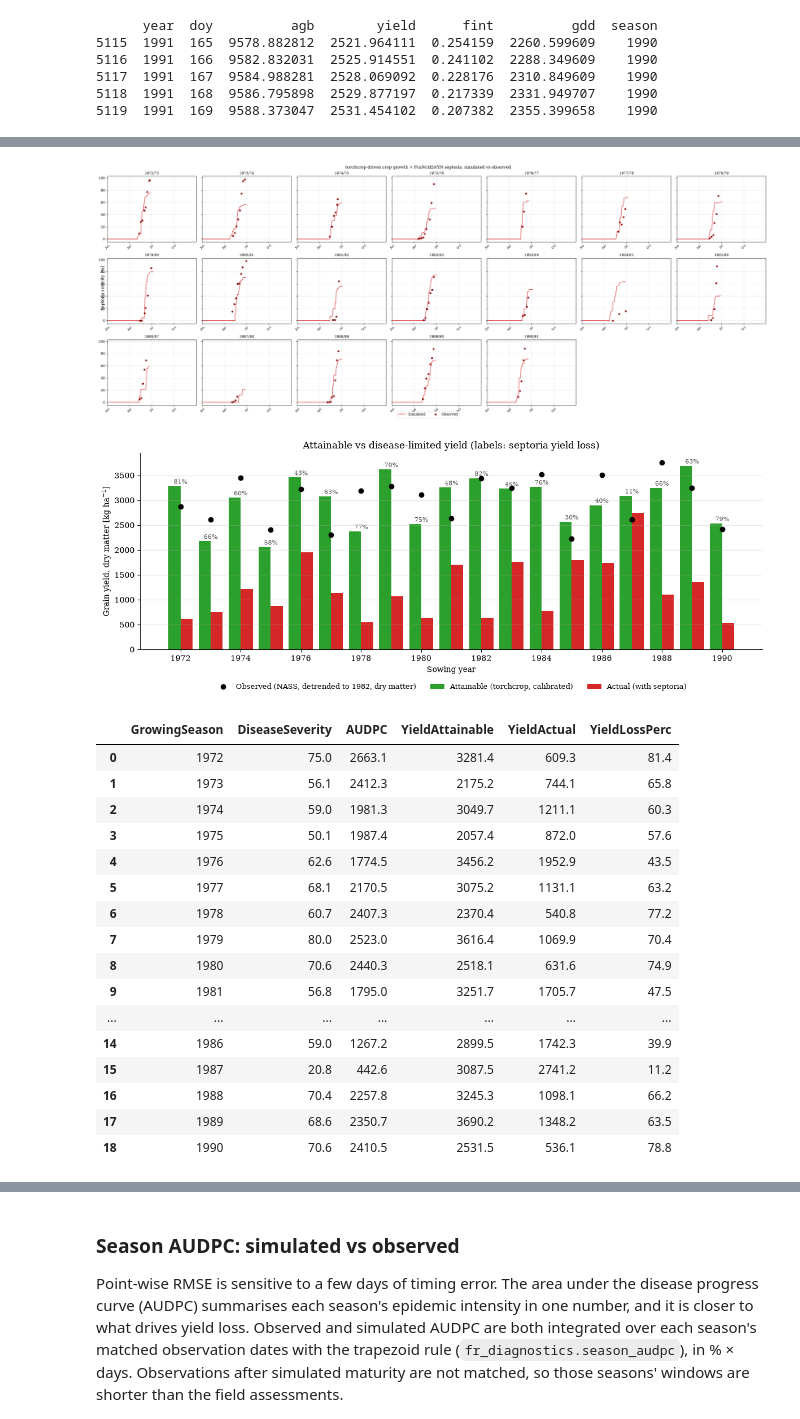
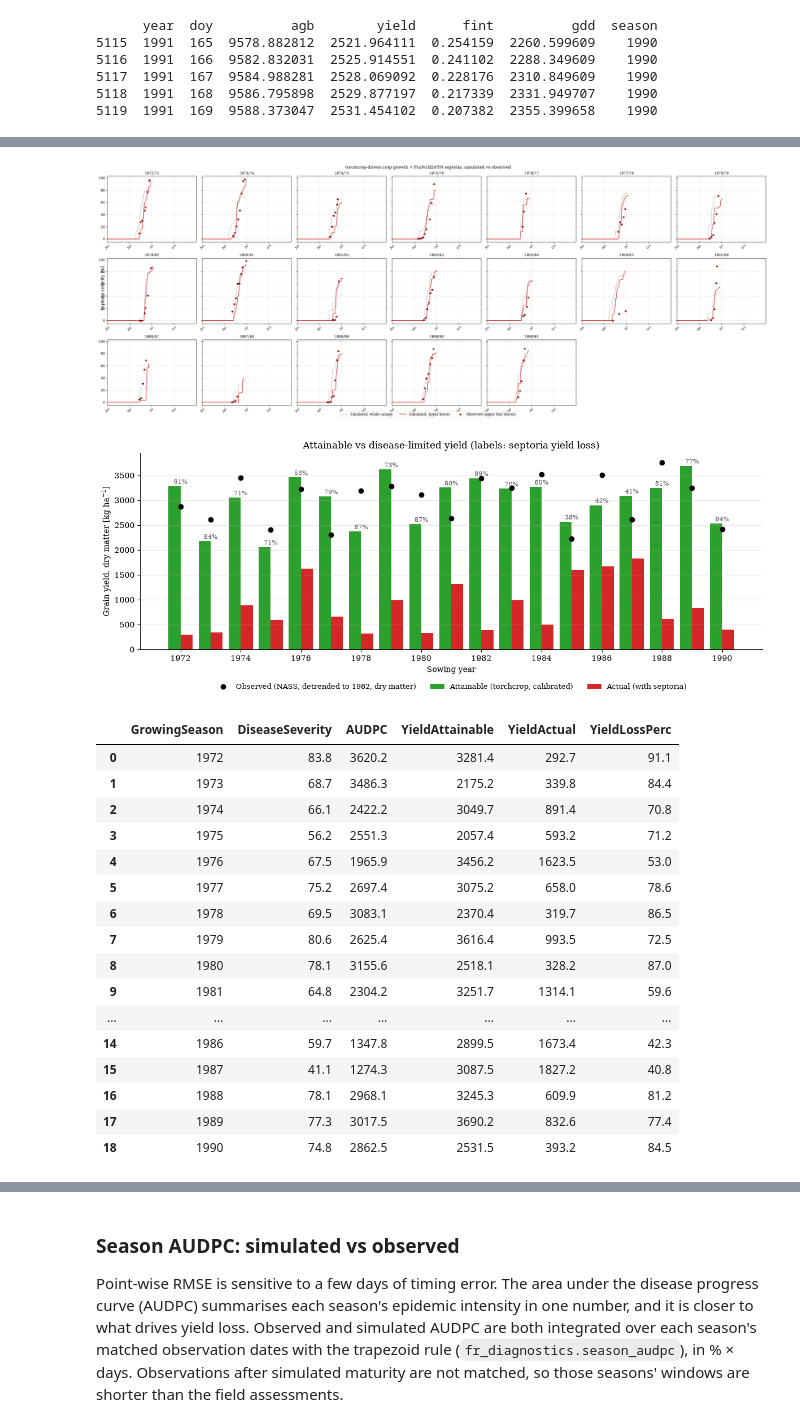
Before and after one commit to KaziJahidurRahaman/simpest, a Jupyter notebook: notebooks/torchcrop-integration/indiana_potential_(winter_wheat)-calibration.ipynb, the cells around one changed output, grey strips where cells are left out. Drawn from its saved outputs; the diff is of its cells as text; code cells hidden in the pictures.

```diff
--- a/notebooks/torchcrop-integration/indiana_potential_(winter_wheat)-calibration.ipynb
+++ b/notebooks/torchcrop-integration/indiana_potential_(winter_wheat)-calibration.ipynb
@@ -1158,7 +1170,16 @@ fr_cfg = franchestyn.FranchestynConfig(
     use_prev_day_alignment=True,
     weather_time_step="hourly" if FRANCH_WEATHER_MODE == "hourly" else "daily",
     latitude=FRANCH_LATITUDE,
+    # The observations are for the upper four leaves, so the model tracks a
+    # second tissue pool for them and calibration compares the observations
+    # with that pool's severity. The pool opens between 36 % and 52 % of the
+    # crop cycle (the package defaults: leaf emergence dates of cv. Monon in
+    # 1990, Shaner and Buechley 1995, p. 937).
+    upper_leaf_pool=True,
 )
+
+# Simulated column compared with the observed severity.
+SEVERITY_COL = "UpperLeafSeverity"
 
 # Optimizer for every calibration below (the severity calibration and the hold-out).
 fr_cfg.optimizer = "optuna"  # "nelder-mead" or "optuna"; used by every stage below
@@ -1176,8 +1197,9 @@ fr_cfg.disease_parameters = franchestyn.deactivate_calibration(fr_cfg.disease_pa
 # FraNchEstYN bounds). None is applied. Calibration pushes PathogenSpread (daily
 # secondary-infection rate) to its canonical maximum of 0.3. Raising that maximum
 # to 0.6 lowered the RMSE by only 0.3 (17.0 -> 16.7; five calibrated parameters,
-# hourly weather, best of three seeds), and there is no published value to
-# justify a higher rate, so the canonical bound is kept.
+# hourly weather, best of three seeds, canopy severity as the target), and
+# there is no published value to justify a higher rate, so the canonical bound
+# is kept.
 BOUND_OVERRIDES = {}
 
 franchestyn.apply_bound_overrides(fr_cfg.disease_parameters, BOUND_OVERRIDES)
@@ -1504,11 +1518,12 @@ summary = result["outputs"]["summary"]
 # convert to percent only after the summary is built.
 simulation_df = fr_diagnostics.simulation_frame(result, severity_percent=False)
 season_summary = franchestyn.build_season_summary(simulation_df, site=fr_cfg.site, variety=fr_cfg.variety)
-simulation_df["DiseaseSeverity"] = simulation_df["DiseaseSeverity"] * 100.0
+for col in fr_diagnostics.SEVERITY_COLUMNS:
+    simulation_df[col] = simulation_df[col] * 100.0
 season_summary["DiseaseSeverity"] = season_summary["DiseaseSeverity"] * 100.0
 
 print(f"FraNchEstYN completed (best seed: {best_run['seed']})")
-print("RMSE (disease severity vs reference):", summary.get("rmse"))
+print("RMSE (upper-leaf severity vs reference):", summary.get("rmse"))
 print(f"{len(season_summary)} growing seasons summarised")
 season_summary
 # %% [output]
@@ -1539,37 +1554,38 @@ n_rows = int(np.ceil(n_seasons / n_cols))
 fig, axes = plt.subplots(n_rows, n_cols, figsize=(28, 3.5 * n_rows), sharey=True)
 axes_flat = axes.ravel()
 ref_dis = ref_df[ref_df[FRANCH_DISEASE].notna()]
 
 for i, sow_year in enumerate(dataset.locations):
     ax = axes_flat[i]
     harvest_yr = sow_year + 1
     sub = simulation_df[simulation_df["GrowingSeason"] == sow_year]
-    ax.plot(sub["Date"], sub["DiseaseSeverity"], color="tab:red", lw=1.2, label="Simulated")
+    ax.plot(sub["Date"], sub["DiseaseSeverity"], color="0.55", lw=1.0, ls="--", label="Simulated, whole canopy")
+    ax.plot(sub["Date"], sub[SEVERITY_COL], color="tab:red", lw=1.4, label="Simulated, upper leaves")
 
     ref_yr = ref_dis[ref_dis["year"] == harvest_yr]
     if not ref_yr.empty:
         ref_dates = pd.Timestamp(year=harvest_yr, month=1, day=1) + pd.to_timedelta(ref_yr["DOY"] - 1, unit="D")
-        ax.scatter(ref_dates, ref_yr[FRANCH_DISEASE], color="darkred", s=20, zorder=5, label="Observed")
+        ax.scatter(ref_dates, ref_yr[FRANCH_DISEASE], color="darkred", s=20, zorder=5, label="Observed (upper four leaves)")
 
     ax.set_title(f"{sow_year}/{str(harvest_yr)[2:]}", fontsize=10)
     ax.set_xlim(pd.Timestamp(f"{harvest_yr}-01-01"), pd.Timestamp(f"{harvest_yr}-12-31"))
     ax.xaxis.set_major_locator(plt.matplotlib.dates.MonthLocator(bymonth=[1, 4, 7, 10]))
     ax.xaxis.set_major_formatter(plt.matplotlib.dates.DateFormatter("%b"))
     ax.tick_params(axis="x", labelsize=8, rotation=45)
     ax.grid(alpha=0.3)
 
 # Hide any unused panels (n_seasons may not fill the grid exactly).
 for ax in axes_flat[n_seasons:]:
     ax.axis("off")
 
 handles, labels = axes_flat[0].get_legend_handles_labels()
-fig.legend(handles, labels, loc="lower center", ncol=2, bbox_to_anchor=(0.5, -0.01))
+fig.legend(handles, labels, loc="lower center", ncol=3, bbox_to_anchor=(0.5, -0.01))
 fig.supylabel("Septoria severity [%]")
 fig.suptitle("torchcrop-driven crop growth + FraNchEstYN septoria: simulated vs observed", fontsize=12)
 fig.tight_layout()
 plt.show()
 # %% [output]
-[figure, old version]
+[figure, new version]
 # %%
 # Attainable (calibrated torchcrop) vs disease-limited yield per season, with the
 # detrended NASS yield (dry matter) for reference.
@@ -1596,24 +1612,24 @@ plt.show()
 
 season_summary[["GrowingSeason", "DiseaseSeverity", "AUDPC", "YieldAttainable", "YieldActual", "YieldLossPerc"]].round(1)
 # %% [output]
-[figure, old version]
+[figure, new version]
 |  | GrowingSeason | DiseaseSeverity | AUDPC | YieldAttainable | YieldActual | YieldLossPerc |
-| 0 | 1972 | 75.0 | 2663.1 | 3281.4 | 609.3 | 81.4 |
-| 1 | 1973 | 56.1 | 2412.3 | 2175.2 | 744.1 | 65.8 |
-| 2 | 1974 | 59.0 | 1981.3 | 3049.7 | 1211.1 | 60.3 |
-| 3 | 1975 | 50.1 | 1987.4 | 2057.4 | 872.0 | 57.6 |
-| 4 | 1976 | 62.6 | 1774.5 | 3456.2 | 1952.9 | 43.5 |
-| 5 | 1977 | 68.1 | 2170.5 | 3075.2 | 1131.1 | 63.2 |
-| 6 | 1978 | 60.7 | 2407.3 | 2370.4 | 540.8 | 77.2 |
-| 7 | 1979 | 80.0 | 2523.0 | 3616.4 | 1069.9 | 70.4 |
-| 8 | 1980 | 70.6 | 2440.3 | 2518.1 | 631.6 | 74.9 |
-| 9 | 1981 | 56.8 | 1795.0 | 3251.7 | 1705.7 | 47.5 |
+| 0 | 1972 | 83.8 | 3620.2 | 3281.4 | 292.7 | 91.1 |
+| 1 | 1973 | 68.7 | 3486.3 | 2175.2 | 339.8 | 84.4 |
+| 2 | 1974 | 66.1 | 2422.2 | 3049.7 | 891.4 | 70.8 |
+| 3 | 1975 | 56.2 | 2551.3 | 2057.4 | 593.2 | 71.2 |
+| 4 | 1976 | 67.5 | 1965.9 | 3456.2 | 1623.5 | 53.0 |
+| 5 | 1977 | 75.2 | 2697.4 | 3075.2 | 658.0 | 78.6 |
+| 6 | 1978 | 69.5 | 3083.1 | 2370.4 | 319.7 | 86.5 |
+| 7 | 1979 | 80.6 | 2625.4 | 3616.4 | 993.5 | 72.5 |
+| 8 | 1980 | 78.1 | 3155.6 | 2518.1 | 328.2 | 87.0 |
+| 9 | 1981 | 64.8 | 2304.2 | 3251.7 | 1314.1 | 59.6 |
 | ... | ... | ... | ... | ... | ... | ... |
-| 14 | 1986 | 59.0 | 1267.2 | 2899.5 | 1742.3 | 39.9 |
-| 15 | 1987 | 20.8 | 442.6 | 3087.5 | 2741.2 | 11.2 |
-| 16 | 1988 | 70.4 | 2257.8 | 3245.3 | 1098.1 | 66.2 |
-| 17 | 1989 | 68.6 | 2350.7 | 3690.2 | 1348.2 | 63.5 |
-| 18 | 1990 | 70.6 | 2410.5 | 2531.5 | 536.1 | 78.8 |
+| 14 | 1986 | 59.7 | 1347.8 | 2899.5 | 1673.4 | 42.3 |
+| 15 | 1987 | 41.1 | 1274.3 | 3087.5 | 1827.2 | 40.8 |
+| 16 | 1988 | 78.1 | 2968.1 | 3245.3 | 609.9 | 81.2 |
+| 17 | 1989 | 77.3 | 3017.5 | 3690.2 | 832.6 | 77.4 |
+| 18 | 1990 | 74.8 | 2862.5 | 2531.5 | 393.2 | 84.5 |
 # %% [markdown]
 ## 9. Error diagnostics: simulated vs observed
 
```
Also changed, not shown: parts of 20 cells of this notebook, 10 other files.
